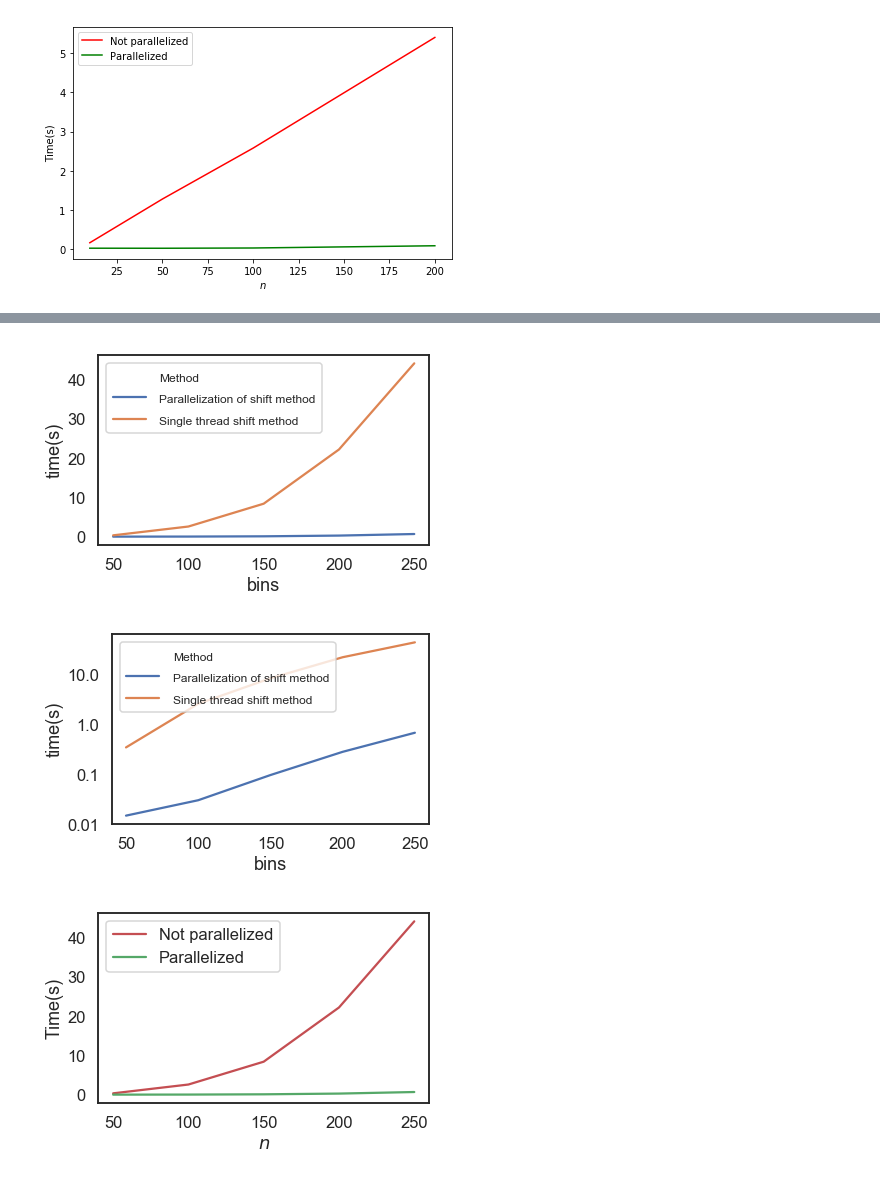
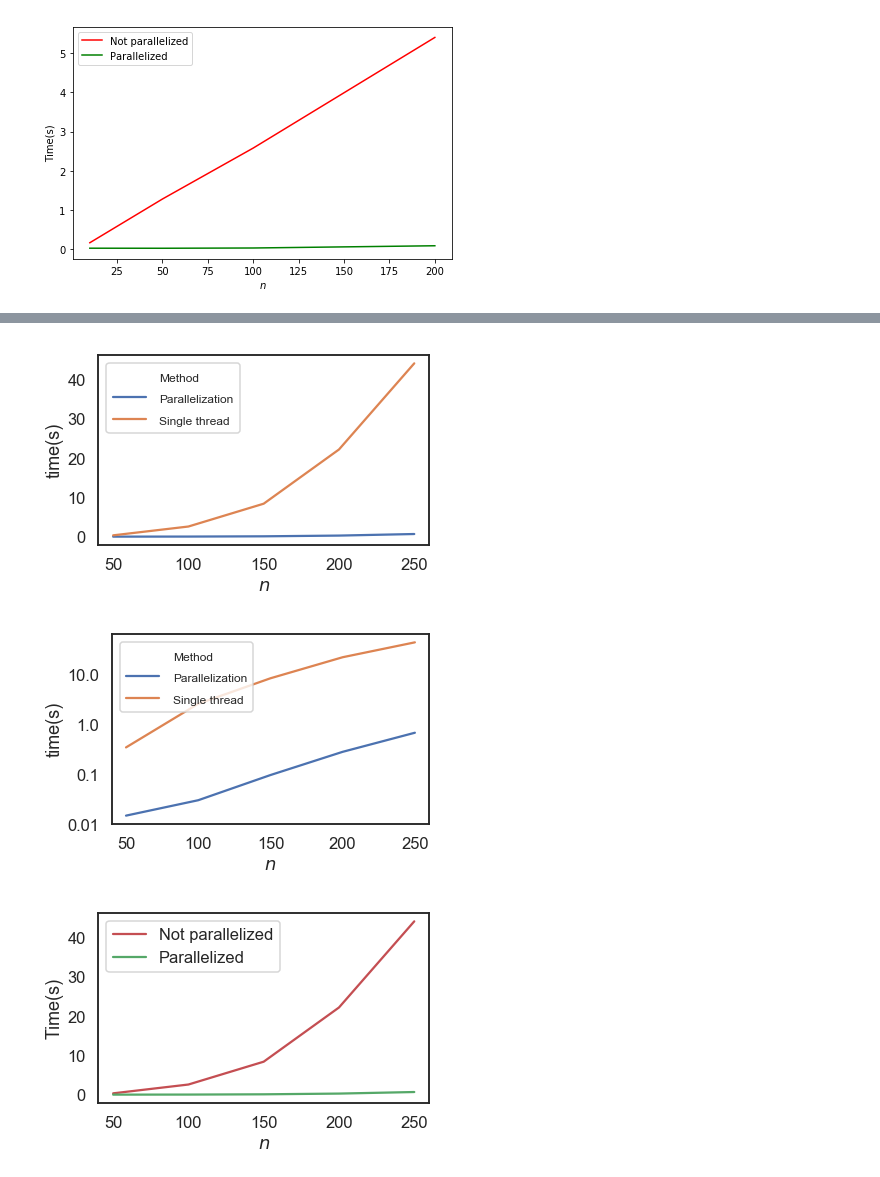
Before and after one commit to statisticalbiotechnology/parallelPermutationTest, a Jupyter notebook: tests.ipynb, the cells around one changed output, grey strips where cells are left out. Saved outputs shown, nothing was run; the diff lists cells and outputs as text; code cells hidden in the pictures.

```diff
--- a/tests.ipynb
+++ b/tests.ipynb
@@ -197,13 +197,13 @@ GPU:  0.6797559261322021
 CPU:  44.07161331176758
 True
 # %%
-timePlotSNS(np.array(gpu2), np.array(cpu2), np.array(N), log=False, path=getPATH(path, "VarN"))
+timePlotSNS(np.array(gpu2), np.array(cpu2), np.array(N), log=False, binVar=True,path=getPATH(path, "VarN"))
 # %% [output]
-[figure, old version]
+[figure, new version]
 # %%
-timePlotSNS(np.log10(np.array(gpu2)), np.log10(np.array(cpu2)), np.array(N), log=True, path=getPATH(path, "VarNLog"))
+timePlotSNS(np.log10(np.array(gpu2)), np.log10(np.array(cpu2)), np.array(N), log=True, binVar=True, path=getPATH(path, "VarNLog"))
 # %% [output]
-[figure, old version]
+[figure, new version]
 # %%
 plt.plot(N, cpu2, 'r-', label='Not parallelized')
 plt.plot(N, gpu2, 'g-', label='Parallelized')
```
Also changed, not shown: 46 other files.
